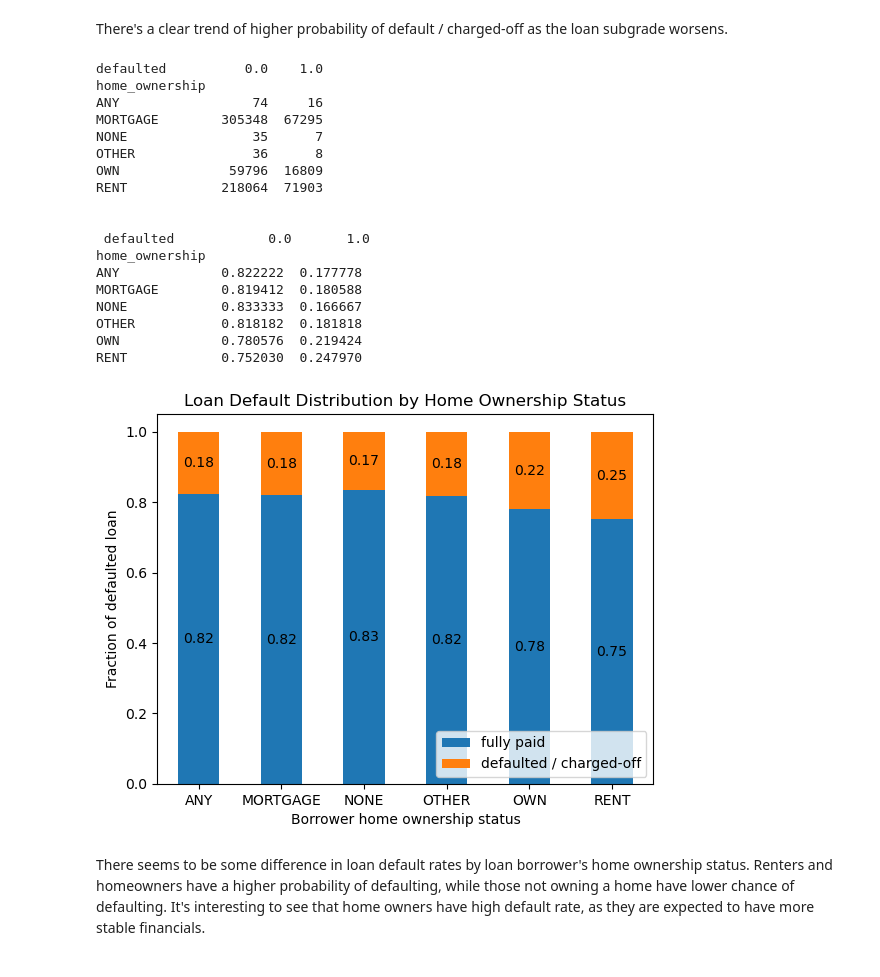
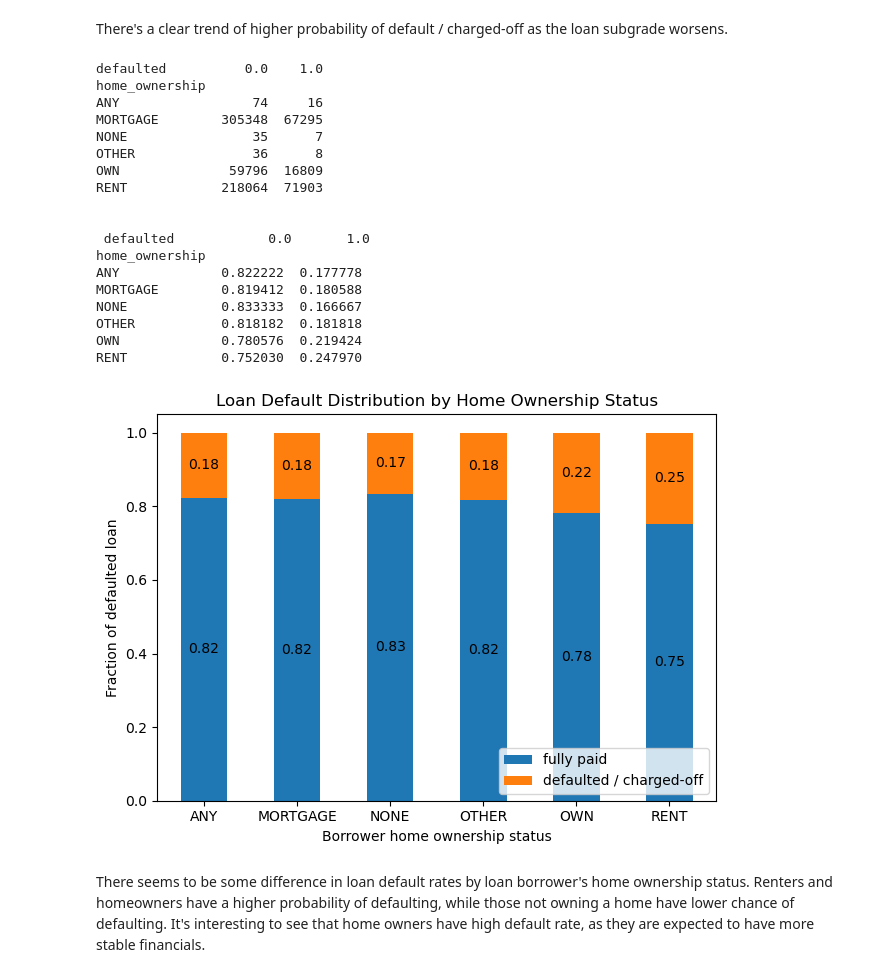
Before and after one commit to yxing12/data1030-load-default-prob, a Jupyter notebook: src/loan_default_prob_20w.ipynb, the cells around one changed output. Cells and saved outputs as stored; diff of their text form; code cells hidden in the pictures.

```diff
--- a/src/loan_default_prob_20w.ipynb
+++ b/src/loan_default_prob_20w.ipynb
@@ -698,34 +709,36 @@ for bar in ax.patches:
     if height > 0:
         x = bar.get_x() + bar.get_width() / 2
         y = bar.get_y() + height / 2
         ax.text(x, y, f"{height:.2f}", ha='center', va='center')
 
 plt.title('Loan Default Distribution by Home Ownership Status')
 plt.ylabel('Fraction of defaulted loan')
 plt.xlabel('Borrower home ownership status')
 plt.xticks(rotation=0)
 plt.legend(['fully paid', 'defaulted / charged-off'],loc=4)
+plt.tight_layout()
+plt.savefig('../figures/EDA/Loan Default Distribution by Home Ownership Status - Cleaned Dataset.png', dpi=300)
 plt.show()
 # %% [output]
 defaulted          0.0    1.0
 home_ownership
 ANY                 74     16
 MORTGAGE        305348  67295
 NONE                35      7
 OTHER               36      8
 OWN              59796  16809
 RENT            218064  71903
 
 
  defaulted            0.0       1.0
 home_ownership
 ANY             0.822222  0.177778
 MORTGAGE        0.819412  0.180588
 NONE            0.833333  0.166667
 OTHER           0.818182  0.181818
 OWN             0.780576  0.219424
 RENT            0.752030  0.247970
-[figure, old version]
+[figure, new version]
 # %% [markdown]
 There seems to be some difference in loan default rates by loan borrower's home ownership status. Renters and homeowners have a higher probability of defaulting, while those not owning a home have lower chance of defaulting. It's interesting to see that home owners have high default rate, as they are expected to have more stable financials.
 # %%
```
Also changed, not shown: parts of 13 cells of this notebook, 12 other files.
